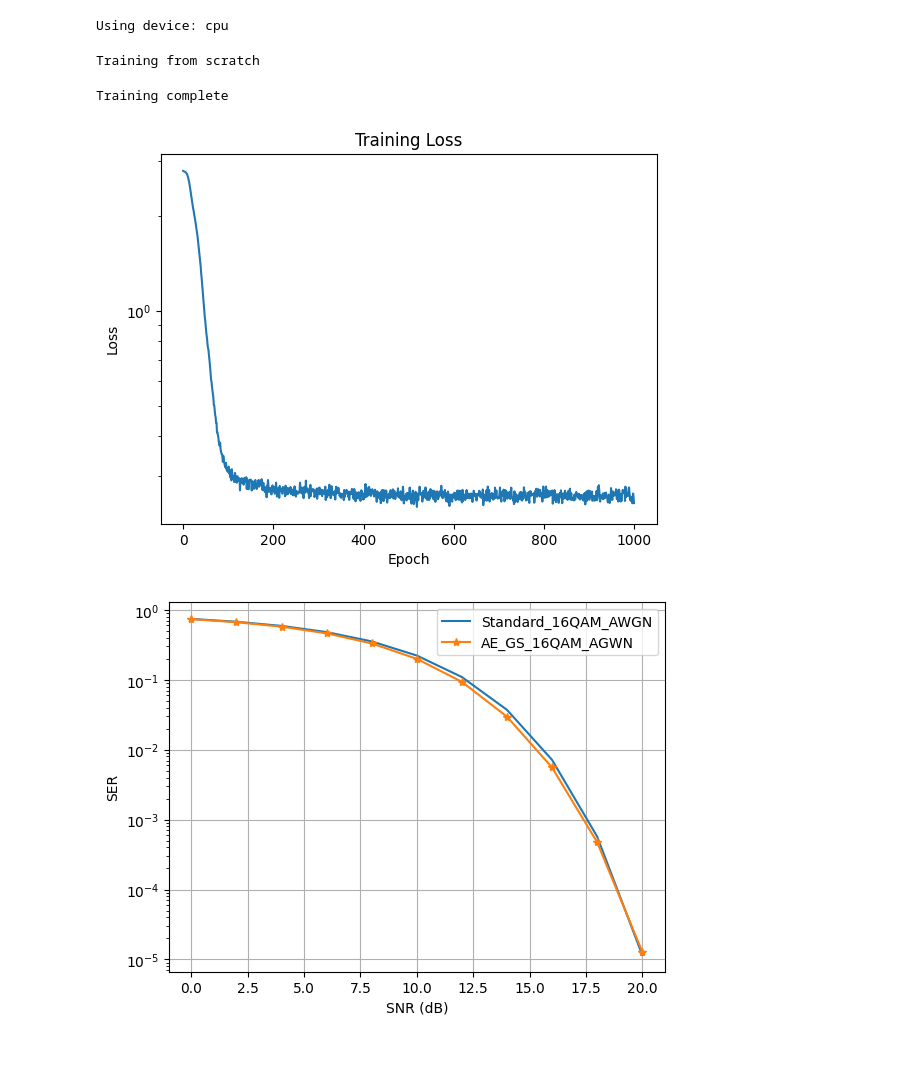
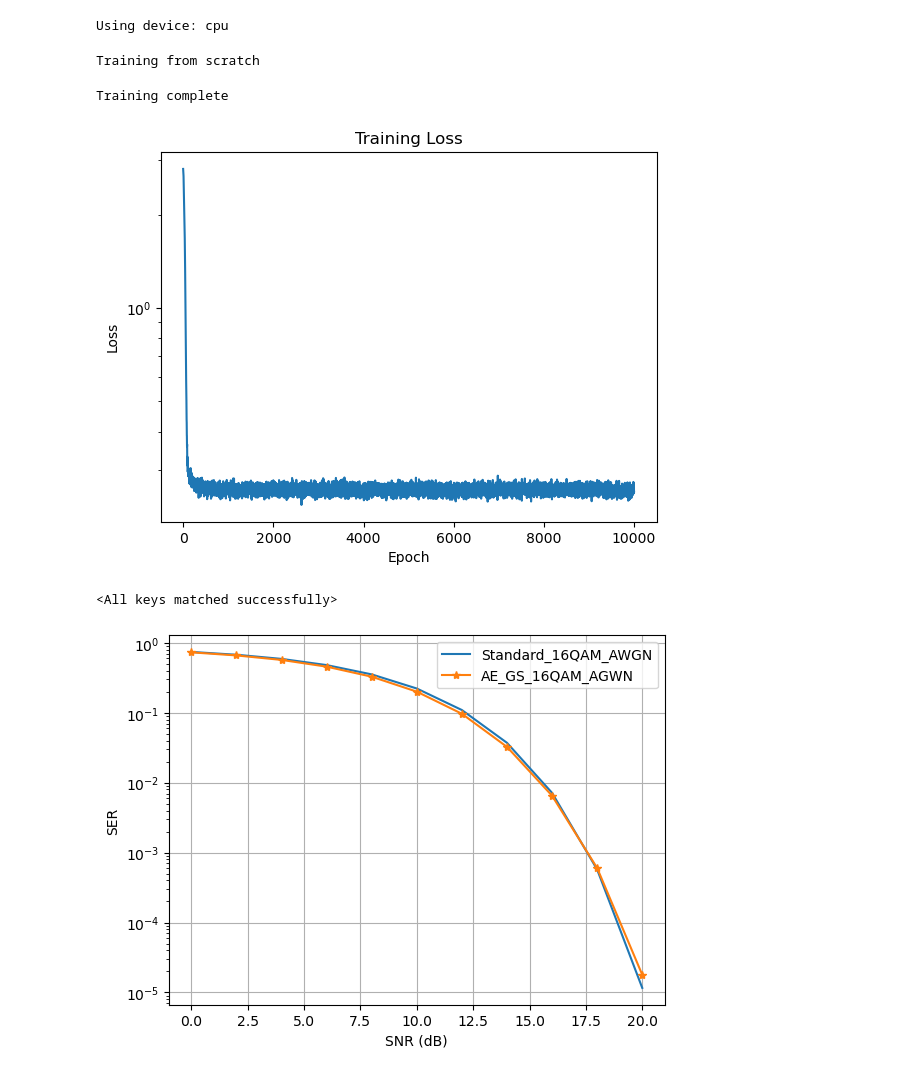
Before and after one commit to yewentai/Auto-Encoder-in-SIMO-System, a Jupyter notebook: AE_SISO_MQAM_AWGN_Sim.ipynb, the cells around one changed output. Saved outputs shown, nothing was run; the diff lists cells and outputs as text; code cells hidden in the pictures.

```diff
--- a/AE_SISO_MQAM_AWGN_Sim.ipynb
+++ b/AE_SISO_MQAM_AWGN_Sim.ipynb
@@ -16,6 +16,7 @@ CONFIG_TRAIN = {
     "training_snr": 12,  # Training SNR (dB)
     "best_model_path": "./model/ae_siso_awgn_16qam_best_model.pth",  # Path to save the best model
     "latest_checkpoint_path": "./model/ae_siso_awgn_16qam_latest_checkpoint.pth",  # Path to save the latest checkpoint
+    "best_encoder_path": "./model/ae_siso_awgn_16qam_best_encoder.pth",  # Path to save the best encoder
 }
 
 device = "cuda" if torch.cuda.is_available() else "cpu"
@@ -49,6 +50,15 @@ def save_model(encoder, decoder, loss, optimizer, model_type="latest"):
         },
         filename,
     )
+
+
+def save_encoder(encoder):
+    """
+    Save the encoder model to a file.
+    - encoder: the encoder model
+    """
+
+    torch.save(encoder.state_dict(), CONFIG_TRAIN["best_encoder_path"])
 
 
 def early_stopping(loss_hist, patience=5):
@@ -92,12 +102,15 @@ def train_model(
             if loss.item() < best_loss:
                 best_loss = loss.item()
                 save_model(encoder, decoder, loss_hist, optimizer, model_type="best")
+                save_encoder(encoder)
 
             if (iterator % 200) == 0:
                 save_model(encoder, decoder, loss_hist, optimizer, model_type="latest")
+                save_encoder(encoder)
 
             if early_stopping(loss_hist):
                 save_model(encoder, decoder, loss_hist, optimizer, model_type="latest")
+                save_encoder(encoder)
                 print("Early stopping")
                 break
         print("Training complete")
@@ -107,6 +120,7 @@ def train_model(
         print("Training interrupted")
 
     save_model(encoder, decoder, loss_hist, optimizer, model_type="latest")
+    save_encoder(encoder)
     # Plot the loss
     plt.semilogy(loss_hist)
     plt.xlabel("Epoch")
@@ -135,40 +149,42 @@ if CONFIG_TRAIN["flag_train_model"]:
         loss_hist = []
         print("Training from scratch")
 
-    iterations = int(1e3)  # Total number of epochs to train
+    iterations = int(1e4)  # Total number of epochs to train
     num_messages = int(1e4)  # Number of messages to use for training (batch size)
     if iterations > len(loss_hist):
         train_model(
             encoder,
             decoder,
             optimizer,
             iterations,
             loss_hist,
             num_messages,
             device,
         )
     else:
         print("epochs already completed")
 else:
     # check if there is a checkpoint to load the model
     if os.path.exists(CONFIG_TRAIN["best_model_path"]):
         checkpoint = torch.load(CONFIG_TRAIN["best_model_path"], map_location=device)
         encoder.load_state_dict(checkpoint["Encoder"])
         decoder.load_state_dict(checkpoint["Decoder"])
         print("Model loaded. Training iterator: ", len(checkpoint["loss"]))
     else:
         print(
             "Model not found, please set flag_train_model to True and train the model"
         )
         exit(1)
 # %% [output]
 Training from scratch
 Training complete
-[figure, old version]
+[figure, new version]
 # %%
 checkpoint = torch.load(CONFIG_TRAIN["best_model_path"], map_location=device)
 encoder.load_state_dict(checkpoint["Encoder"])
 decoder.load_state_dict(checkpoint["Decoder"])
+# %% [output]
+<All keys matched successfully>
 # %%
 SNR_dB = np.arange(0, 22, 2)
 SER = np.array([])
@@ -210,7 +226,7 @@ plt.semilogy(SNR_dB, SER, "-*", label="AE_GS_{}QAM_AGWN".format(CONFIG_TRAIN["M"
 plt.legend()
 plt.grid(True)
 # %% [output]
-[figure, old version]
+[figure, new version]
 # %%
 # Generate transmitted symbols using the encoder
 num_mess = 6400  # number of messages to test
```
Also changed, not shown: parts of 1 cell of this notebook, 12 other files.
